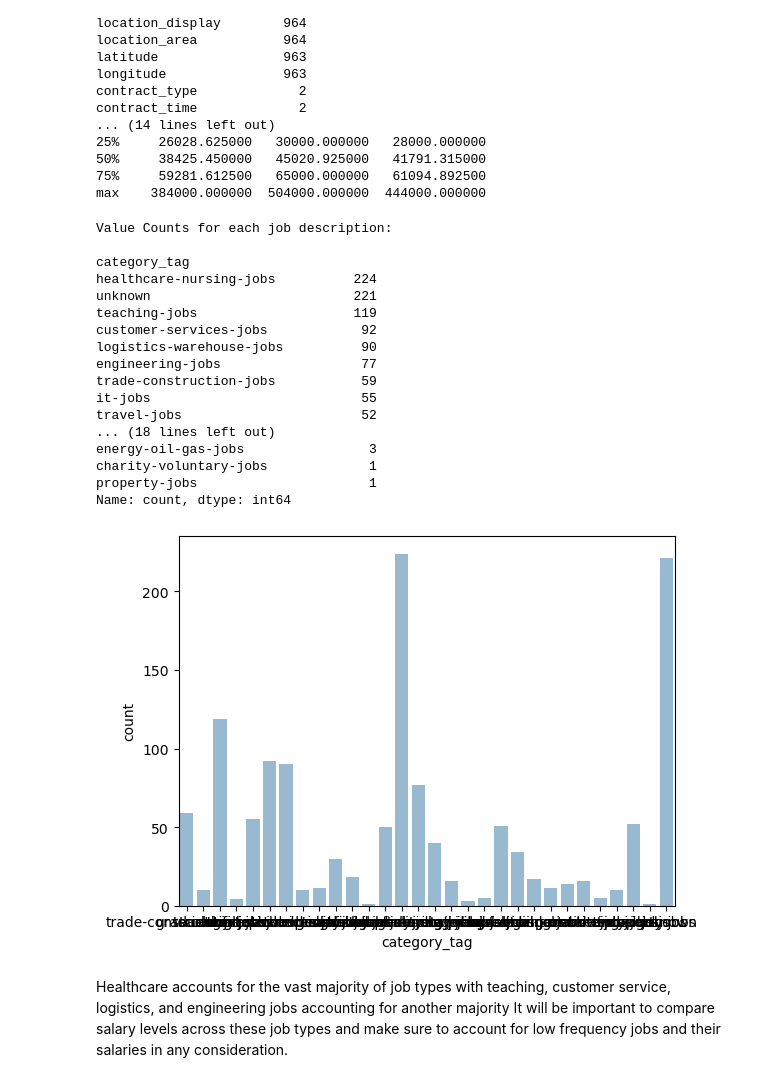
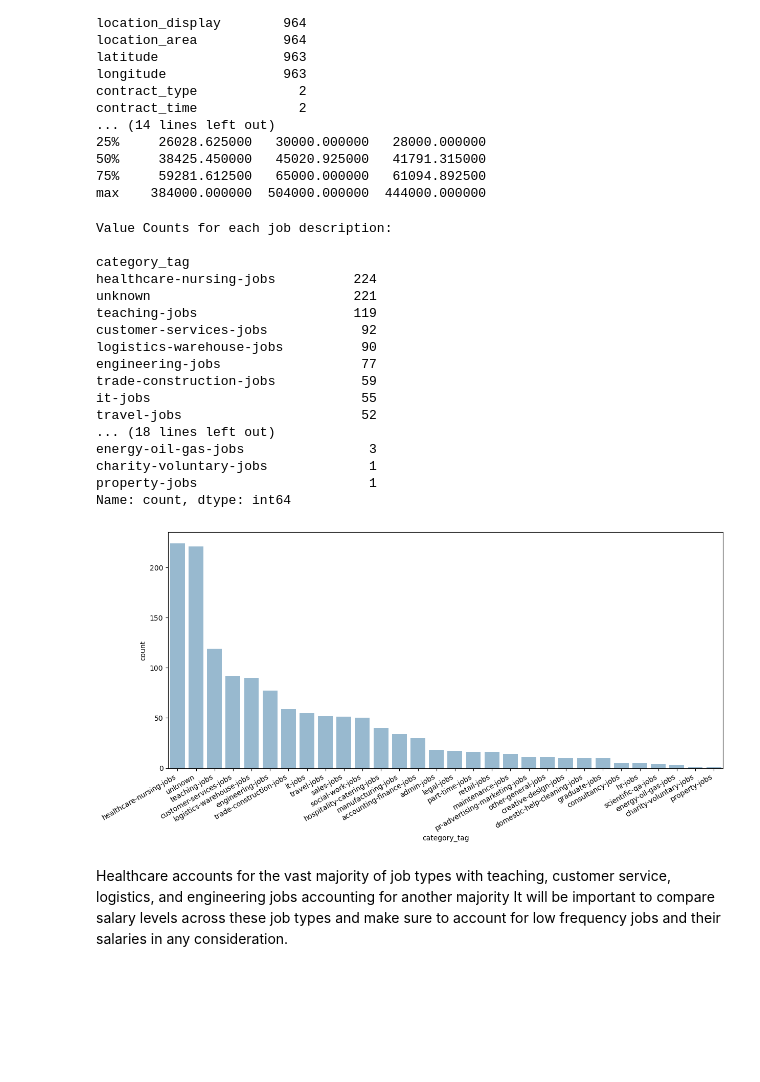
Before and after one commit to sbs0068/INSY6500_job_market_analysis, a Jupyter notebook: notebooks/02_data_exploration.ipynb, the cells around one changed output. Drawn from its saved outputs; the diff is of its cells as text; code cells hidden in the pictures; blank space fills up the shorter version.

Commit message:
Refined Graphs; Extra Bivariate Analysis

```diff
--- a/notebooks/02_data_exploration.ipynb
+++ b/notebooks/02_data_exploration.ipynb
@@ -38,27 +39,41 @@ contract_time             2
 max    384000.000000  504000.000000  444000.000000
 # %%
 # Visualize the spread of job types
-sns.countplot(data = df_filtered, x = 'category_tag', alpha = 0.5)
+#sns.countplot(data = df_filtered, x = 'category_tag', alpha = 0.5)
+#plt.xticks(rotation=30, ha='right')
+
+# Set a wider figure size to spread out the bars
+plt.figure(figsize=(14, 6))
+
+# sort categories by frequency
+sorted_tags = df_filtered['category_tag'].value_counts().index
+
+# Create the countplot with sorted categories
+sns.countplot(data=df_filtered, x='category_tag', order=sorted_tags, alpha=0.5)
+
+# Rotate x-axis labels for clarity
+plt.xticks(rotation=30, ha='right')
+
 print(f'Value Counts for each job description:\n\n{df_filtered['category_tag'].value_counts()}')
 # %% [output]
 Value Counts for each job description:
 
 category_tag
 healthcare-nursing-jobs          224
 unknown                          221
 teaching-jobs                    119
 customer-services-jobs            92
 logistics-warehouse-jobs          90
 engineering-jobs                  77
 trade-construction-jobs           59
 it-jobs                           55
 travel-jobs                       52
 ... (18 lines left out)
 energy-oil-gas-jobs                3
 charity-voluntary-jobs             1
 property-jobs                      1
 Name: count, dtype: int64
-[figure, old version]
+[figure, new version]
 # %% [markdown]
 Healthcare accounts for the vast majority of job types with teaching, customer service, logistics, and engineering jobs accounting for another majority
 It will be important to compare salary levels across these job types and make sure to account for low frequency jobs and their salaries in any consideration.
```
Also changed, not shown: parts of 15 cells of this notebook.
